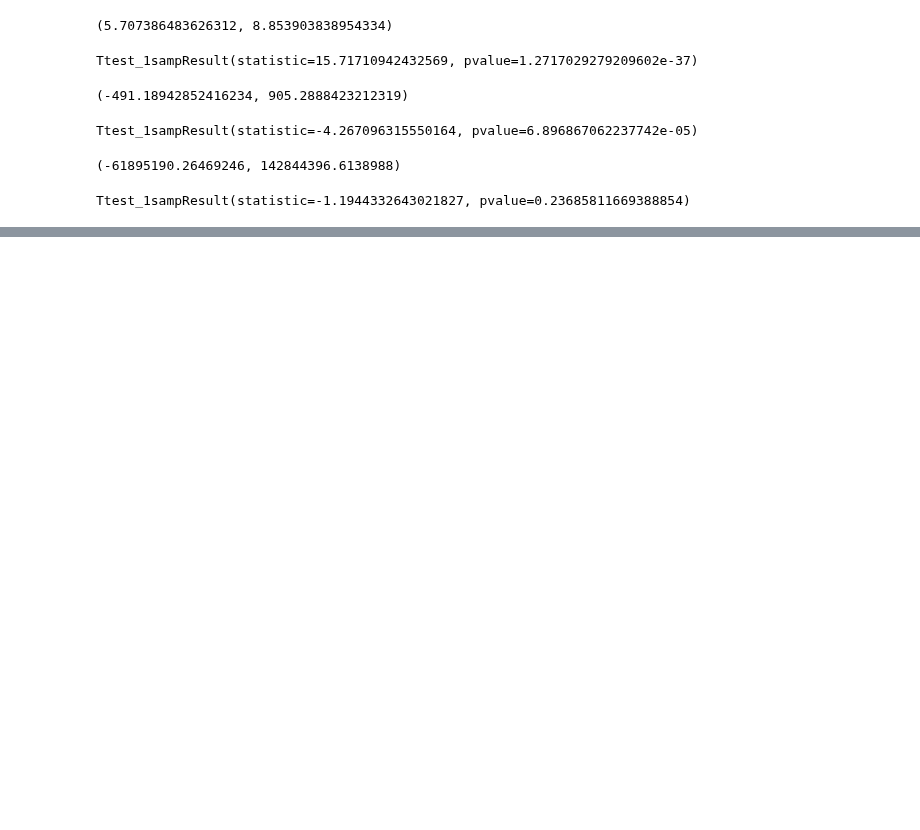
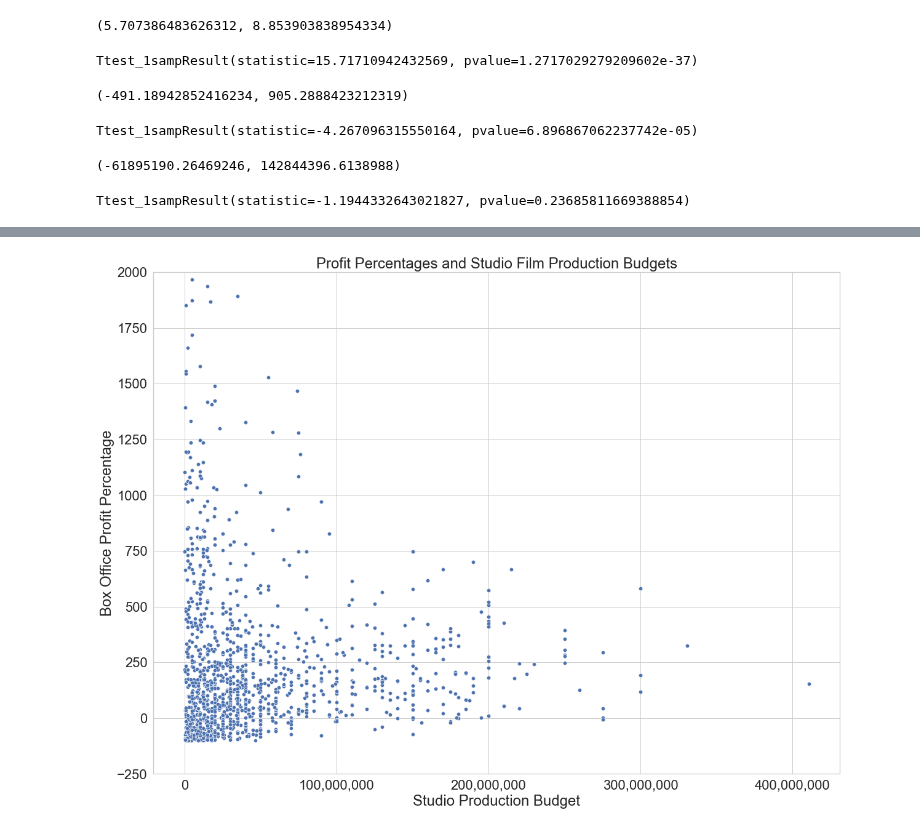
Before and after one commit to jacrivera/AI-Academy-Semester-1-Capstone-Group-5, a Jupyter notebook: Final-Workbook.ipynb, the cells around one changed output, grey strips where cells are left out. Cells and saved outputs as stored; diff of their text form; code cells hidden in the pictures; blank space fills up the shorter version.

```diff
--- a/Final-Workbook.ipynb
+++ b/Final-Workbook.ipynb
@@ -454,0 +477,12 @@ data=master_df);
+# %%
+sns.set_theme(style="whitegrid", font_scale=2)
+ax = sns.scatterplot(x="production_budget",
+y="Profit%",
+data=master_df)
+plt.ylim(-250, 2000)
+plt.title("Profit Percentages and Studio Film Production Budgets",size =24 )
+plt.xlabel("Studio Production Budget")
+plt.ylabel("Box Office Profit Percentage")
+ax.set_xticklabels(['-100,000,000',"0", "100,000,000","200,000,000","300,000,000","400,000,000",'500,000,000']);
+# %% [output]
+[figure, added]
```
Also changed, not shown: parts of 7 cells of this notebook, 1 other file.
